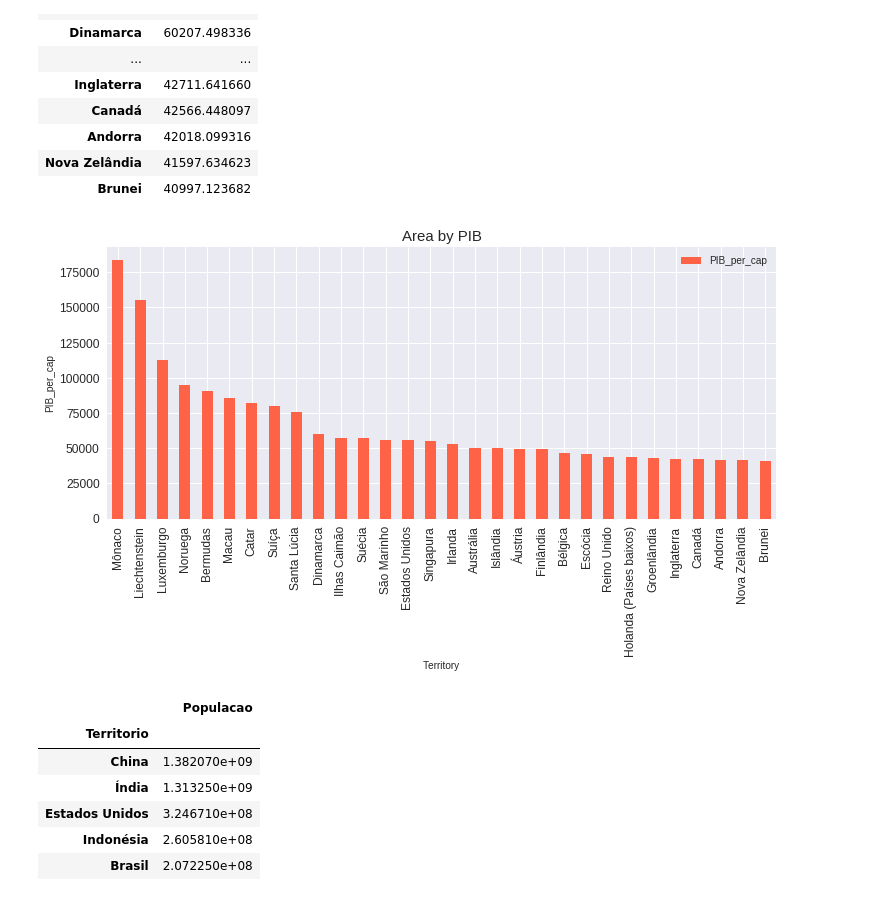
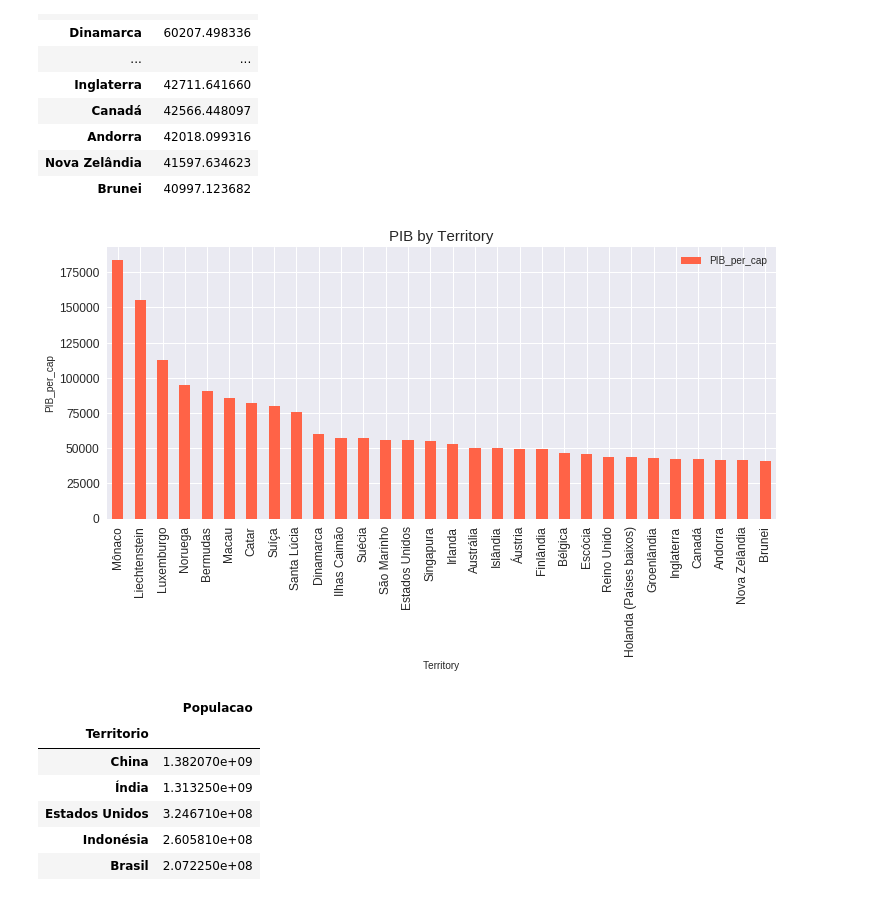
Before and after one commit to MRobalinho/Using_colab_research_Google, a Jupyter notebook: Tests_MRobalinho.ipynb, the cells around one changed output. Saved outputs shown, nothing was run; the diff lists cells and outputs as text; code cells hidden in the pictures.

```diff
--- a/Tests_MRobalinho.ipynb
+++ b/Tests_MRobalinho.ipynb
@@ -604,9 +604,9 @@ X_pvt3
 # %%
 data_plot = X_pvt3
 # Plotting the Graph
-Bar_Graf(data_plot, 'Area by PIB', 'Territory', 'PIB_per_cap', color_list[1])
+Bar_Graf(data_plot, 'PIB by Territory', 'Territory', 'PIB_per_cap', color_list[1])
 # %% [output]
-[figure, old version]
+[figure, new version]
 # %%
 # Analisys by Population
 X_pivot_table = df_new2
```
Also changed, not shown: parts of 1 cell of this notebook.
